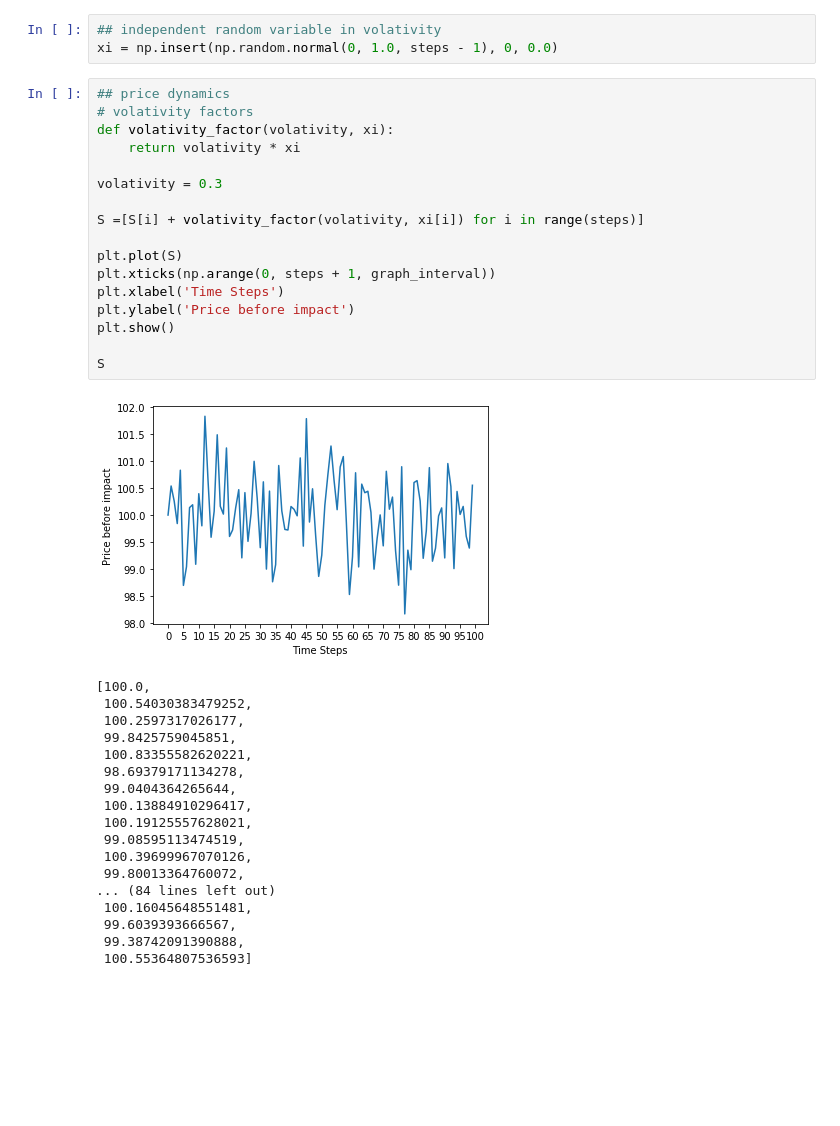
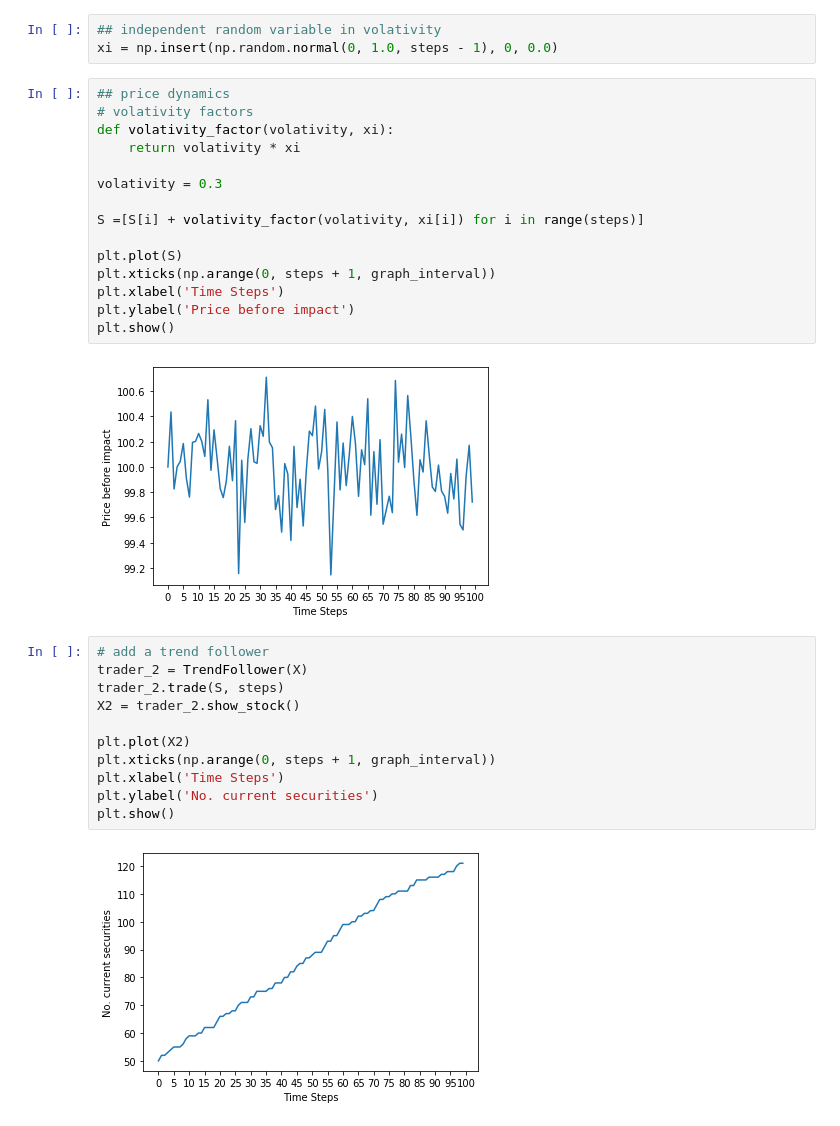
Before and after one commit to khanhnguyen15/Market-Simulation, a Jupyter notebook: Almgen-Chriss Market.ipynb, the cells around one changed output. Cells and saved outputs as stored; diff of their text form; blank space fills up the shorter version.

Commit message:
Update S_til and OOP Traders

```diff
--- a/Almgen-Chriss Market.ipynb
+++ b/Almgen-Chriss Market.ipynb
@@ -37,39 +83,33 @@ xi = np.insert(np.random.normal(0, 1.0, steps - 1), 0, 0.0)
 # %%
 ## price dynamics
 # volativity factors
 def volativity_factor(volativity, xi):
     return volativity * xi
 
 volativity = 0.3
 
 S =[S[i] + volativity_factor(volativity, xi[i]) for i in range(steps)]
 
 plt.plot(S)
 plt.xticks(np.arange(0, steps + 1, graph_interval))
 plt.xlabel('Time Steps')
 plt.ylabel('Price before impact')
 plt.show()
-
-S
 # %% [output]
-[figure, old version]
+[figure, new version]
-[100.0,
- 100.54030383479252,
- 100.2597317026177,
- 99.8425759045851,
- 100.83355582620221,
- 98.69379171134278,
- 99.0404364265644,
- 100.13884910296417,
- 100.19125557628021,
- 99.08595113474519,
- 100.39699967070126,
- 99.80013364760072,
-... (84 lines left out)
- 100.16045648551481,
- 99.6039393666567,
- 99.38742091390888,
- 100.55364807536593]
+# %%
+# add a trend follower
+trader_2 = TrendFollower(X)
+trader_2.trade(S, steps)
+X2 = trader_2.show_stock()
+
+plt.plot(X2)
+plt.xticks(np.arange(0, steps + 1, graph_interval))
+plt.xlabel('Time Steps')
+plt.ylabel('No. current securities')
+plt.show()
+# %% [output]
+[figure, added]
 # %%
 # impact
 def permanent_impact(n, gamma):
```
Also changed, not shown: parts of 3 cells of this notebook.
